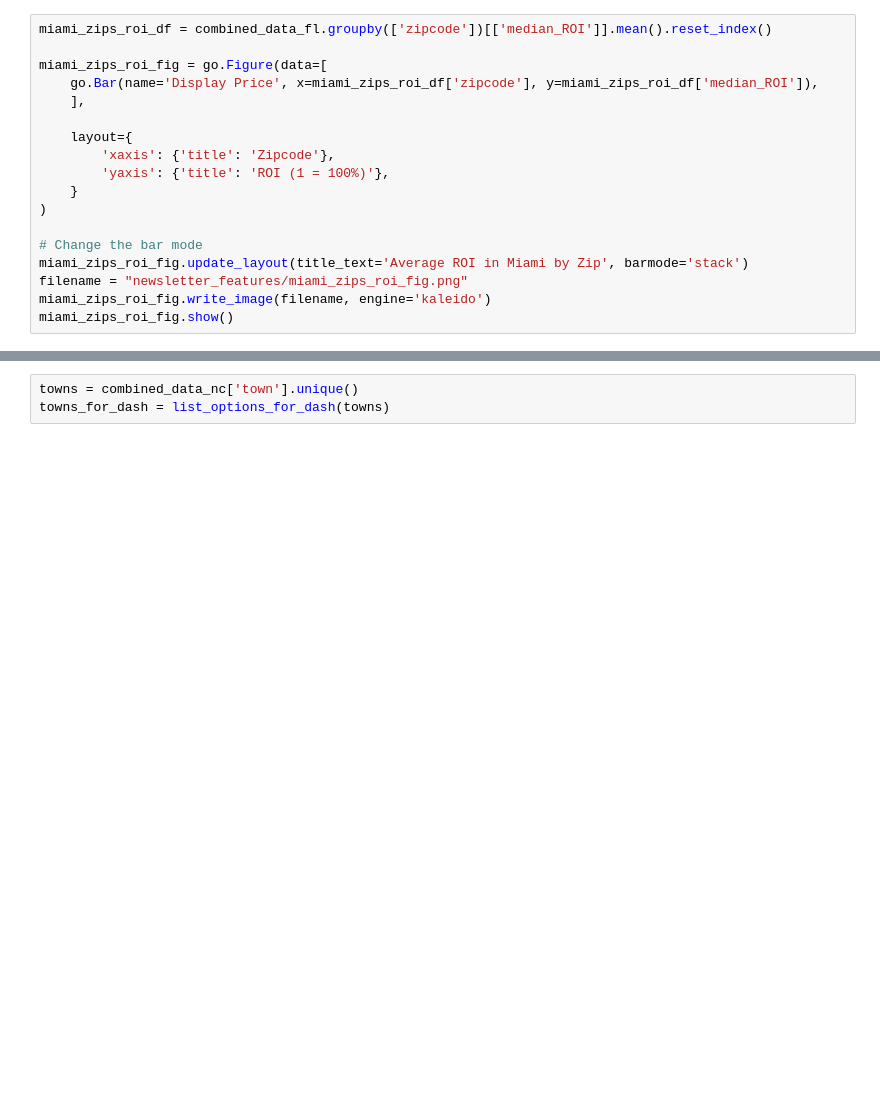
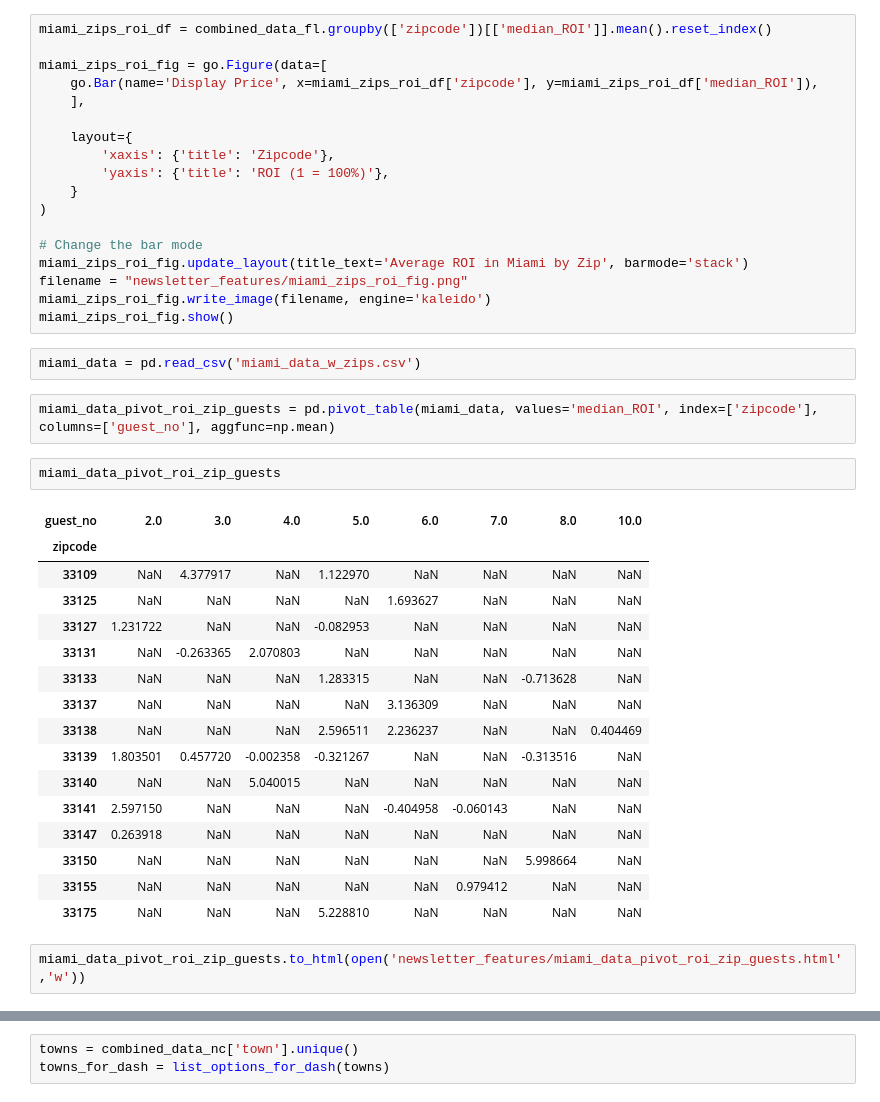
Before and after one commit to mattgilgo/airbnb_reports, a Jupyter notebook: table_generation.ipynb, the cells around one changed output, grey strips where cells are left out. Saved outputs shown, nothing was run; the diff lists cells and outputs as text; blank space fills up the shorter version.

```diff
--- a/table_generation.ipynb
+++ b/table_generation.ipynb
@@ -640,3 +688,28 @@ miami_zips_roi_fig.update_layout(title_text='Average ROI in Miami by Zip', barmo
 filename = "newsletter_features/miami_zips_roi_fig.png"
 miami_zips_roi_fig.write_image(filename, engine='kaleido')
 miami_zips_roi_fig.show()
+# %%
+miami_data = pd.read_csv('miami_data_w_zips.csv')
+# %%
+miami_data_pivot_roi_zip_guests = pd.pivot_table(miami_data, values='median_ROI', index=['zipcode'], columns=['guest_no'], aggfunc=np.mean)
+# %%
+miami_data_pivot_roi_zip_guests
+# %% [output]
+| guest_no | 2.0 | 3.0 | 4.0 | 5.0 | 6.0 | 7.0 | 8.0 | 10.0 |
+| zipcode |  |  |  |  |  |  |  |  |
+| 33109 | NaN | 4.377917 | NaN | 1.122970 | NaN | NaN | NaN | NaN |
+| 33125 | NaN | NaN | NaN | NaN | 1.693627 | NaN | NaN | NaN |
+| 33127 | 1.231722 | NaN | NaN | -0.082953 | NaN | NaN | NaN | NaN |
+| 33131 | NaN | -0.263365 | 2.070803 | NaN | NaN | NaN | NaN | NaN |
+| 33133 | NaN | NaN | NaN | 1.283315 | NaN | NaN | -0.713628 | NaN |
+| 33137 | NaN | NaN | NaN | NaN | 3.136309 | NaN | NaN | NaN |
+| 33138 | NaN | NaN | NaN | 2.596511 | 2.236237 | NaN | NaN | 0.404469 |
+| 33139 | 1.803501 | 0.457720 | -0.002358 | -0.321267 | NaN | NaN | -0.313516 | NaN |
+| 33140 | NaN | NaN | 5.040015 | NaN | NaN | NaN | NaN | NaN |
+| 33141 | 2.597150 | NaN | NaN | NaN | -0.404958 | -0.060143 | NaN | NaN |
+| 33147 | 0.263918 | NaN | NaN | NaN | NaN | NaN | NaN | NaN |
+| 33150 | NaN | NaN | NaN | NaN | NaN | NaN | 5.998664 | NaN |
+| 33155 | NaN | NaN | NaN | NaN | NaN | 0.979412 | NaN | NaN |
+| 33175 | NaN | NaN | NaN | 5.228810 | NaN | NaN | NaN | NaN |
+# %%
+miami_data_pivot_roi_zip_guests.to_html(open('newsletter_features/miami_data_pivot_roi_zip_guests.html','w'))
```
Also changed, not shown: parts of 16 cells of this notebook, 46 other files.
